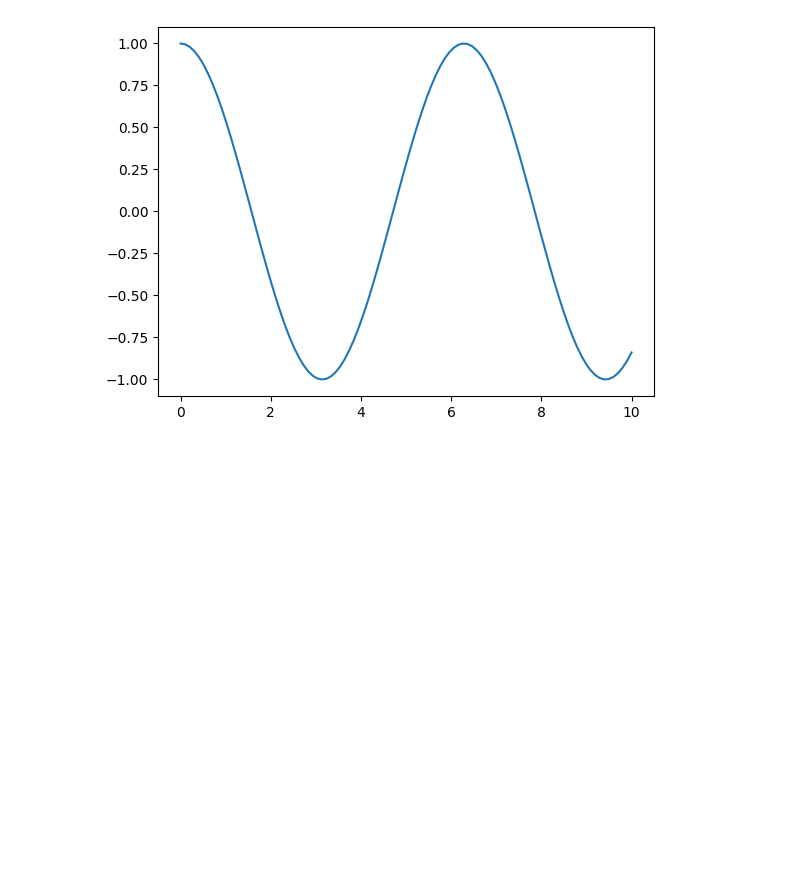
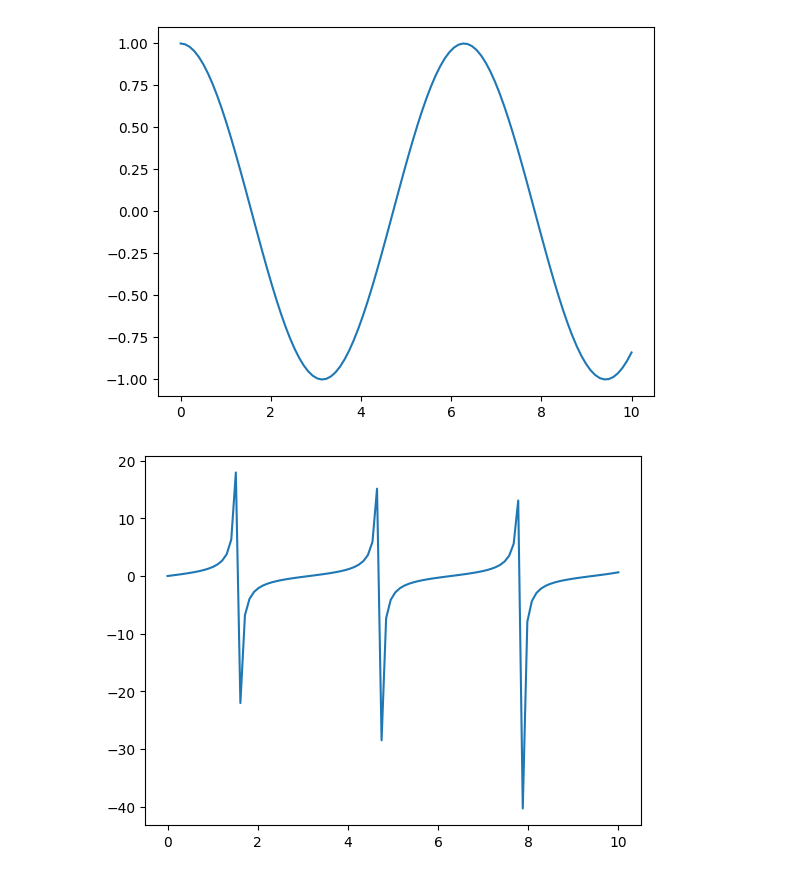
Before and after one commit to dilancodecircle-star/ML-projects-, a Jupyter notebook: matplotlib/tutorial.ipynb, the cells around one changed output. Cells and saved outputs as stored; diff of their text form; code cells hidden in the pictures; blank space fills up the shorter version.

Commit message:
plot tan

```diff
--- a/matplotlib/tutorial.ipynb
+++ b/matplotlib/tutorial.ipynb
@@ -75,3 +75,9 @@ plt.plot(x,z)
 plt.show()
 # %% [output]
 [figure]
+# %%
+t = np.tan(x)
+plt.plot(x , t)
+plt.show()
+# %% [output]
+[figure, added]
```
